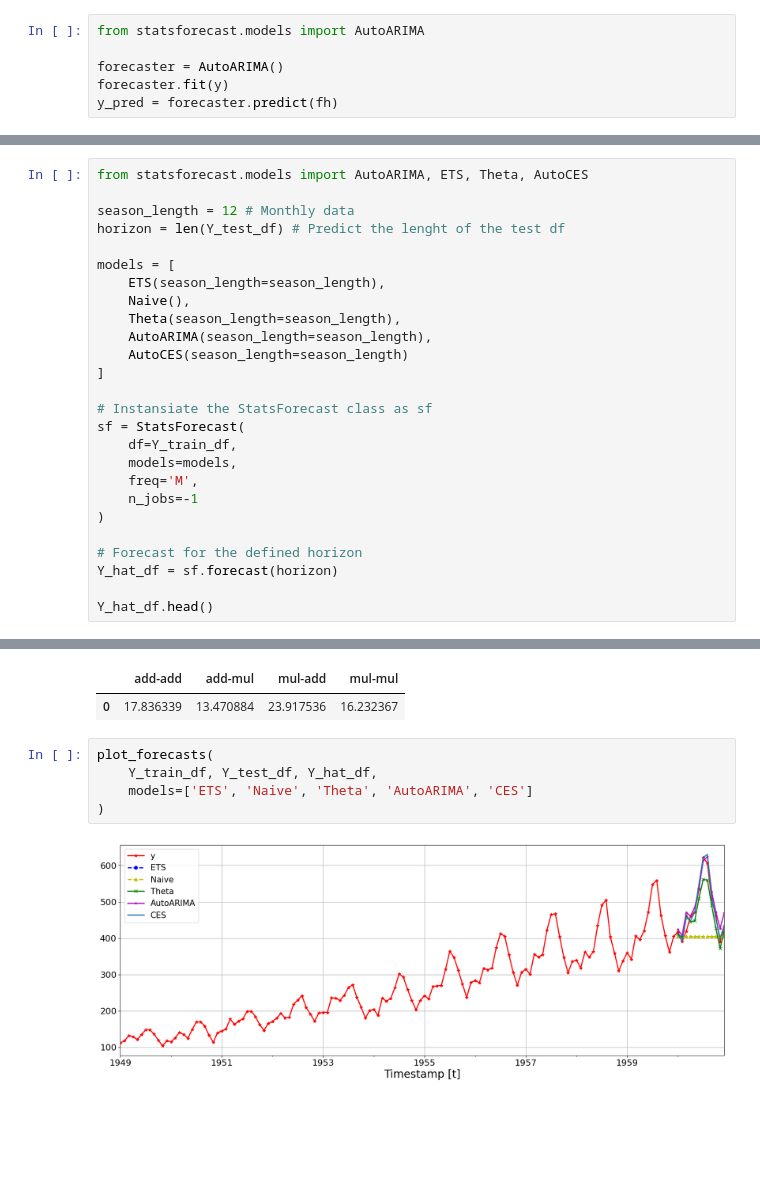
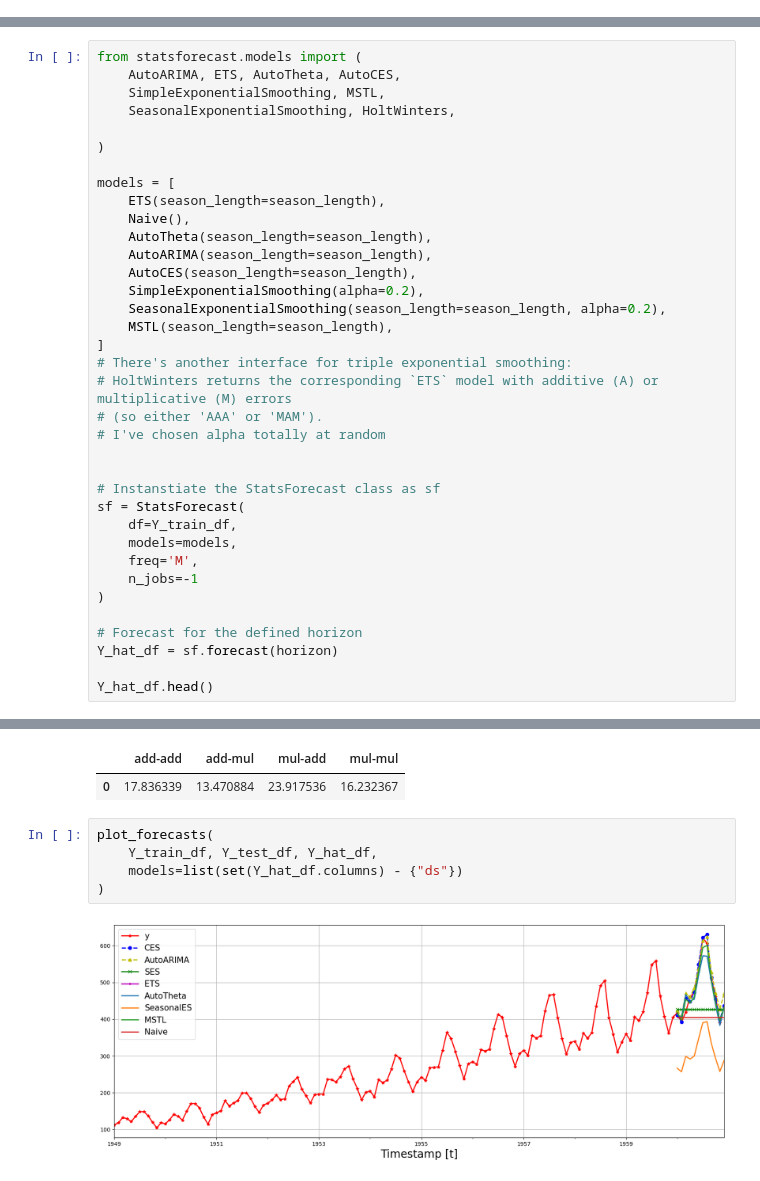
Before and after one commit to benman1/python-time-series, a Jupyter notebook: notebooks/Statistical Models.ipynb, the cells around one changed output, grey strips where cells are left out. Drawn from its saved outputs; the diff is of its cells as text; blank space fills up the shorter version.

Commit message:
more comments; more models

```diff
--- a/notebooks/Statistical Models.ipynb
+++ b/notebooks/Statistical Models.ipynb
@@ -61,6 +49,0 @@ plot_series(y, y_pred, labels=["y", "y_pred"])
-# %%
-from statsforecast.models import AutoARIMA
-
-forecaster = AutoARIMA()
-forecaster.fit(y)
-y_pred = forecaster.predict(fh)
@@ -156,18 +136,28 @@ Naive MAE: 76.000
 # %%
-from statsforecast.models import AutoARIMA, ETS, Theta, AutoCES
+from statsforecast.models import (
+    AutoARIMA, ETS, AutoTheta, AutoCES,
+    SimpleExponentialSmoothing, MSTL,
+    SeasonalExponentialSmoothing, HoltWinters,
 
-season_length = 12 # Monthly data
-horizon = len(Y_test_df) # Predict the lenght of the test df
+)
 
 models = [
     ETS(season_length=season_length),
     Naive(),
-    Theta(season_length=season_length),
+    AutoTheta(season_length=season_length),
     AutoARIMA(season_length=season_length),
-    AutoCES(season_length=season_length)
+    AutoCES(season_length=season_length),
+    SimpleExponentialSmoothing(alpha=0.2),
+    SeasonalExponentialSmoothing(season_length=season_length, alpha=0.2),
+    MSTL(season_length=season_length),
 ]
+# There's another interface for triple exponential smoothing:
+# HoltWinters returns the corresponding `ETS` model with additive (A) or multiplicative (M) errors
+# (so either 'AAA' or 'MAM').
+# I've chosen alpha totally at random
 
-# Instansiate the StatsForecast class as sf
+
+# Instanstiate the StatsForecast class as sf
 sf = StatsForecast(
     df=Y_train_df,
     models=models,
@@ -262,7 +236,7 @@ calculate_errors(Y_test_df, exp_results_df)
 # %%
 plot_forecasts(
     Y_train_df, Y_test_df, Y_hat_df,
-    models=['ETS', 'Naive', 'Theta', 'AutoARIMA', 'CES']
+    models=list(set(Y_hat_df.columns) - {"ds"})
 )
 # %% [output]
-[figure, old version]
+[figure, new version]
```
Also changed, not shown: parts of 23 cells of this notebook.
